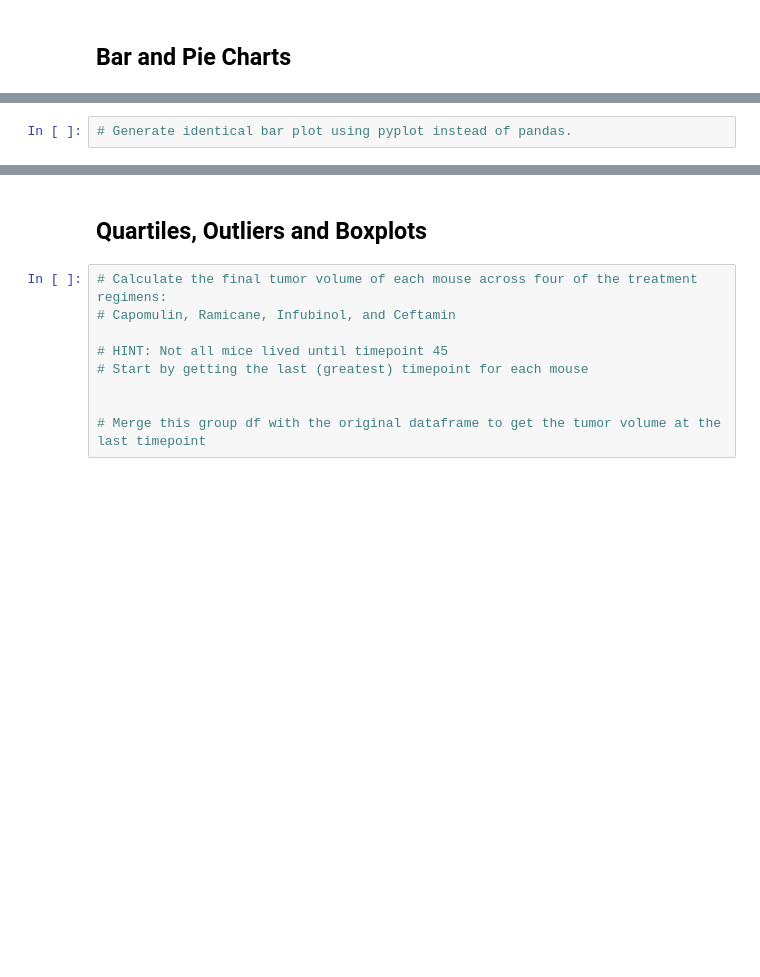
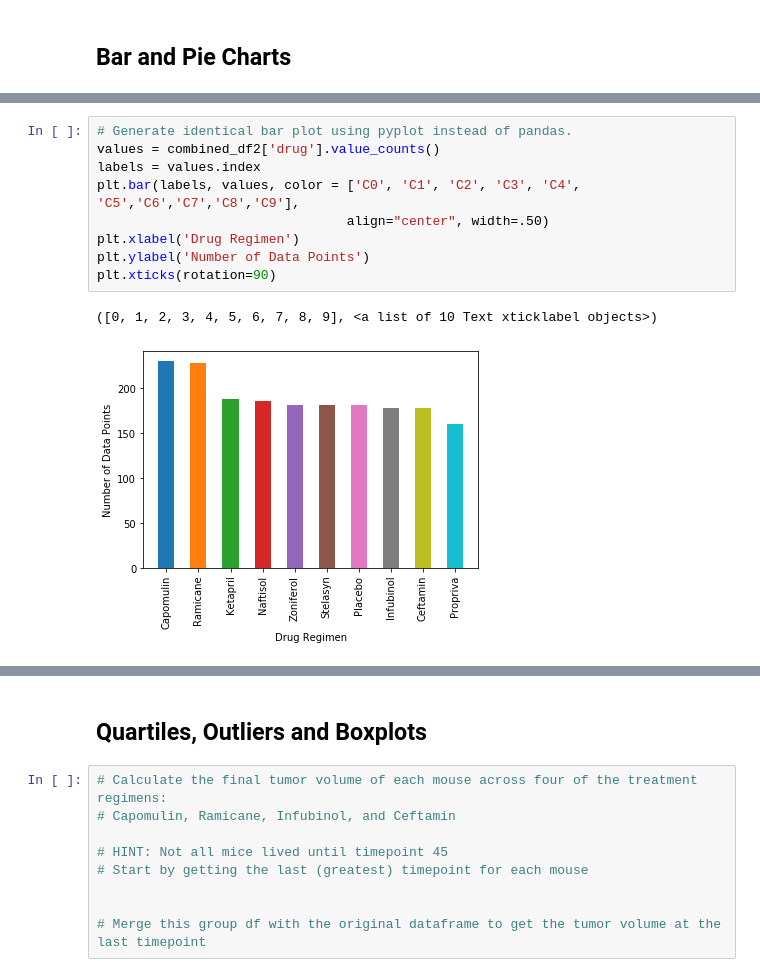
Before and after one commit to matteo005/MatPlotLib_HW, a Jupyter notebook: pymaceuticals_starter.ipynb, the cells around one changed output, grey strips where cells are left out. Saved outputs shown, nothing was run; the diff lists cells and outputs as text; blank space fills up the shorter version.

```diff
--- a/pymaceuticals_starter.ipynb
+++ b/pymaceuticals_starter.ipynb
@@ -130,4 +144,14 @@ Name: tumor, dtype: float64
-# %%
-# Generate identical bar plot using pyplot instead of pandas.
+# %%
+# Generate identical bar plot using pyplot instead of pandas.
+values = combined_df2['drug'].value_counts()
+labels = values.index
+plt.bar(labels, values, color = ['C0', 'C1', 'C2', 'C3', 'C4', 'C5','C6','C7','C8','C9'],
+                                align="center", width=.50)
+plt.xlabel('Drug Regimen')
+plt.ylabel('Number of Data Points')
+plt.xticks(rotation=90)
+# %% [output]
+([0, 1, 2, 3, 4, 5, 6, 7, 8, 9], <a list of 10 Text xticklabel objects>)
+[figure, added]
 # %%
 # Generate a pie plot showing the distribution of female versus male mice using pandas
```
Also changed, not shown: parts of 5 cells of this notebook.
